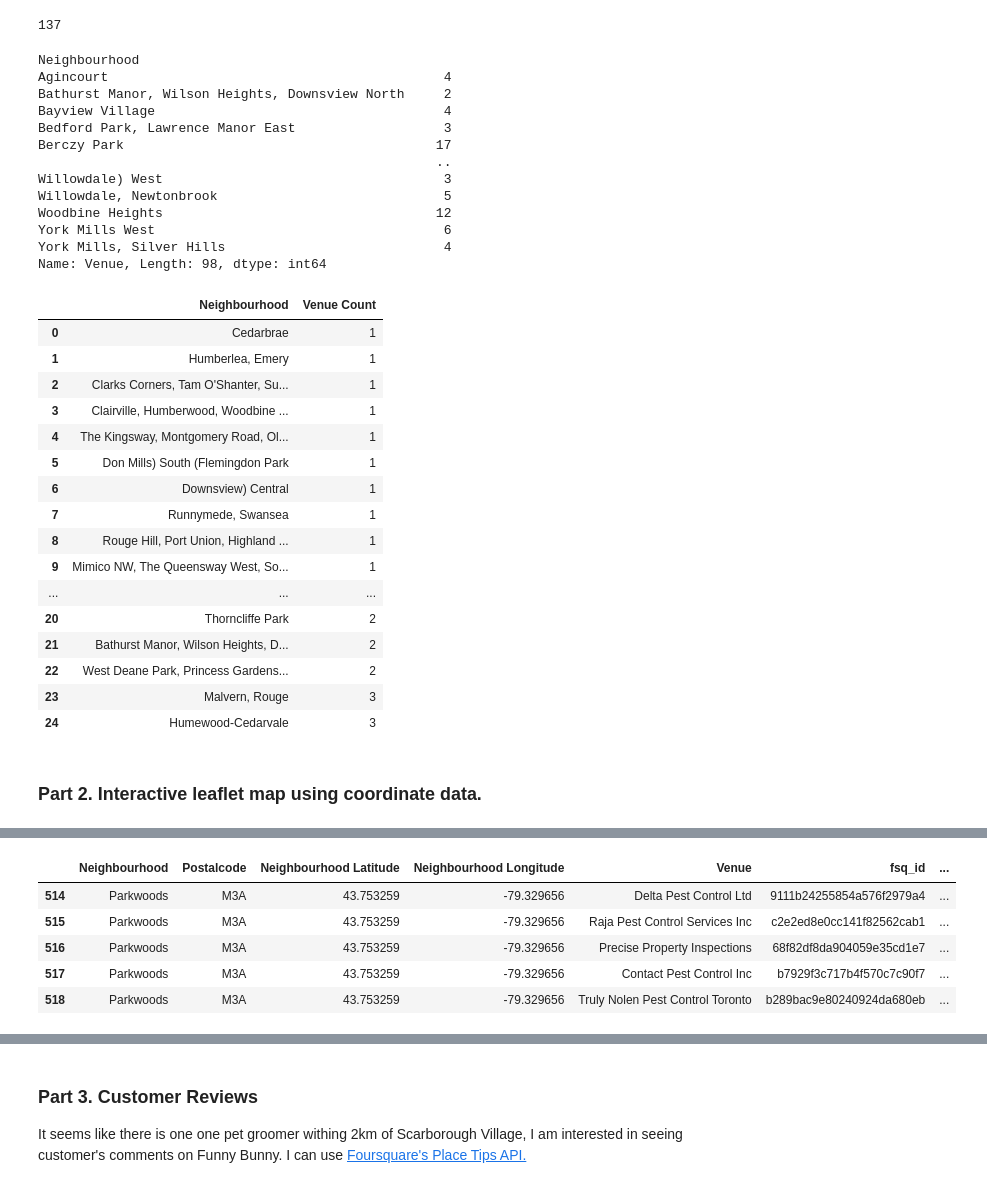
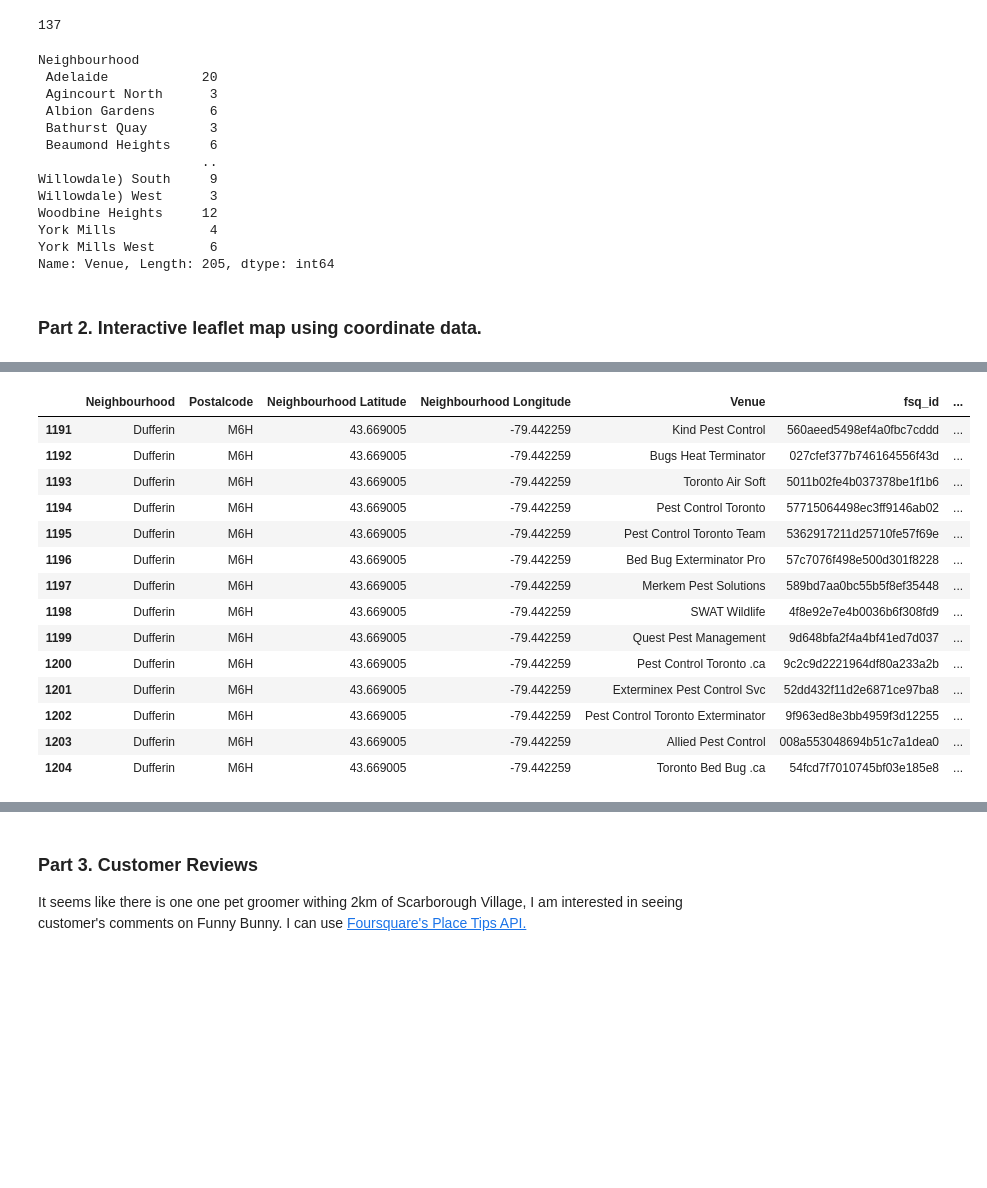
Before and after one commit to lazelee/Capstone-Project, a Jupyter notebook: ExploringCompetitorsPest.ipynb, the cells around one changed output, grey strips where cells are left out. Saved outputs shown, nothing was run; the diff lists cells and outputs as text; code cells hidden in the pictures; blank space fills up the shorter version.

Commit message:
adding further support for choice of neighbourhood

```diff
--- a/ExploringCompetitorsPest.ipynb
+++ b/ExploringCompetitorsPest.ipynb
@@ -32,6 +32,7 @@ display(toronto_DF)
 API_KEY = 'fsq3cedvIe0HUKfjkoGyFfy91tLazFORcs6XfxpOCTCGx1k='  # Replace with your actual Foursquare API key
 LIMIT = 20  # Maximum number of venues to return
 radius = 2500  # Search radius in meters
+category = 11095 # Pest control services category ID: search foursquare categories documentations
 
 # Function to get nearby venues
 def getNearbyVenues(names, postalcode, latitudes, longitudes, radius):
@@ -51,7 +52,7 @@ def getNearbyVenues(names, postalcode, latitudes, longitudes, radius):
             'll': f'{lat},{lng}',
             'radius': radius,
             'limit': LIMIT,
-            'categories': 11095  # Pest control services category ID: search foursquare categories documentations
+            'categories': category
         }
 
         # Set up headers with the API key
@@ -156,41 +157,18 @@ venue_counts = toronto_venues.groupby('Neighbourhood')['Venue'].count()
 venue_counts
 # %% [output]
 Neighbourhood
-Agincourt                                           4
-Bathurst Manor, Wilson Heights, Downsview North     2
-Bayview Village                                     4
-Bedford Park, Lawrence Manor East                   3
-Berczy Park                                        17
-                                                   ..
-Willowdale) West                                    3
-Willowdale, Newtonbrook                             5
-Woodbine Heights                                   12
-York Mills West                                     6
-York Mills, Silver Hills                            4
-Name: Venue, Length: 98, dtype: int64
+ Adelaide            20
+ Agincourt North      3
+ Albion Gardens       6
+ Bathurst Quay        3
+ Beaumond Heights     6
+                     ..
+Willowdale) South     9
+Willowdale) West      3
+Woodbine Heights     12
+York Mills            4
+York Mills West       6
+Name: Venue, Length: 205, dtype: int64
-# %%
-# lowest competition neighbourhoods
-lowest_comp = venue_counts.sort_values().head(25).reset_index()
-lowest_comp.columns = ['Neighbourhood', 'Venue Count']
-display(lowest_comp)
-# %% [output]
-|  | Neighbourhood | Venue Count |
-| 0 | Cedarbrae | 1 |
-| 1 | Humberlea, Emery | 1 |
-| 2 | Clarks Corners, Tam O'Shanter, Su... | 1 |
-| 3 | Clairville, Humberwood, Woodbine ... | 1 |
-| 4 | The Kingsway, Montgomery Road, Ol... | 1 |
-| 5 | Don Mills) South (Flemingdon Park | 1 |
-| 6 | Downsview) Central | 1 |
-| 7 | Runnymede, Swansea | 1 |
-| 8 | Rouge Hill, Port Union, Highland ... | 1 |
-| 9 | Mimico NW, The Queensway West, So... | 1 |
-| ... | ... | ... |
-| 20 | Thorncliffe Park | 2 |
-| 21 | Bathurst Manor, Wilson Heights, D... | 2 |
-| 22 | West Deane Park, Princess Gardens... | 2 |
-| 23 | Malvern, Rouge | 3 |
-| 24 | Humewood-Cedarvale | 3 |
 # %% [markdown]
 ### Part 2. Interactive leaflet map using coordinate data.
 # %%
@@ -224,36 +202,45 @@ The geograpical coordinate of Toronto are 43.6534817, -79.3839347.
 [interactive output not drawn]
 # %%
 # Pest control services in specific neighbourhood
-target = 'Parkwoods'
+target = 'Dufferin'
 
 search_area = toronto_venues[toronto_venues['Neighbourhood'] == target]
 latitude = toronto_DF[toronto_DF['Neighbourhood'] == target]['Latitude']
 longitude = toronto_DF[toronto_DF['Neighbourhood'] == target]['Longitude']
 display(search_area)
-map_toronto = folium.Map(location=[latitude, longitude], zoom_start=14)
+map_neighborhood = folium.Map(location=[latitude, longitude], zoom_start=14)
 
 # add markers to map
 for lat, lng, venue, neighborhood in zip(search_area['Venue Latitude'], search_area['Venue Longitude'], search_area['Venue'], search_area['Neighbourhood']):
     label = '{},{}'.format(venue, neighborhood)
     label = folium.Popup(label, parse_html=True)
     folium.CircleMarker(
         [lat, lng],
         radius=5,
         popup=label,
         color='blue',
         fill=True,
         fill_color='#3186cc',
         fill_opacity=0.7,
-        parse_html=False).add_to(map_toronto)
+        parse_html=False).add_to(map_neighborhood)
 
-map_toronto
+map_neighborhood
 # %% [output]
 |  | Neighbourhood | Postalcode | Neighbourhood Latitude | Neighbourhood Longitude | Venue | fsq_id | ... |
-| 514 | Parkwoods | M3A | 43.753259 | -79.329656 | Delta Pest Control Ltd | 9111b24255854a576f2979a4 | ... |
-| 515 | Parkwoods | M3A | 43.753259 | -79.329656 | Raja Pest Control Services Inc | c2e2ed8e0cc141f82562cab1 | ... |
-| 516 | Parkwoods | M3A | 43.753259 | -79.329656 | Precise Property Inspections | 68f82df8da904059e35cd1e7 | ... |
-| 517 | Parkwoods | M3A | 43.753259 | -79.329656 | Contact Pest Control Inc | b7929f3c717b4f570c7c90f7 | ... |
-| 518 | Parkwoods | M3A | 43.753259 | -79.329656 | Truly Nolen Pest Control Toronto | b289bac9e80240924da680eb | ... |
+| 1191 | Dufferin | M6H | 43.669005 | -79.442259 | Kind Pest Control | 560aeed5498ef4a0fbc7cddd | ... |
+| 1192 | Dufferin | M6H | 43.669005 | -79.442259 | Bugs Heat Terminator | 027cfef377b746164556f43d | ... |
+| 1193 | Dufferin | M6H | 43.669005 | -79.442259 | Toronto Air Soft | 5011b02fe4b037378be1f1b6 | ... |
+| 1194 | Dufferin | M6H | 43.669005 | -79.442259 | Pest Control Toronto | 57715064498ec3ff9146ab02 | ... |
+| 1195 | Dufferin | M6H | 43.669005 | -79.442259 | Pest Control Toronto Team | 5362917211d25710fe57f69e | ... |
+| 1196 | Dufferin | M6H | 43.669005 | -79.442259 | Bed Bug Exterminator Pro | 57c7076f498e500d301f8228 | ... |
+| 1197 | Dufferin | M6H | 43.669005 | -79.442259 | Merkem Pest Solutions | 589bd7aa0bc55b5f8ef35448 | ... |
+| 1198 | Dufferin | M6H | 43.669005 | -79.442259 | SWAT Wildlife | 4f8e92e7e4b0036b6f308fd9 | ... |
+| 1199 | Dufferin | M6H | 43.669005 | -79.442259 | Quest Pest Management | 9d648bfa2f4a4bf41ed7d037 | ... |
+| 1200 | Dufferin | M6H | 43.669005 | -79.442259 | Pest Control Toronto .ca | 9c2c9d2221964df80a233a2b | ... |
+| 1201 | Dufferin | M6H | 43.669005 | -79.442259 | Exterminex Pest Control Svc | 52dd432f11d2e6871ce97ba8 | ... |
+| 1202 | Dufferin | M6H | 43.669005 | -79.442259 | Pest Control Toronto Exterminator | 9f963ed8e3bb4959f3d12255 | ... |
+| 1203 | Dufferin | M6H | 43.669005 | -79.442259 | Allied Pest Control | 008a553048694b51c7a1dea0 | ... |
+| 1204 | Dufferin | M6H | 43.669005 | -79.442259 | Toronto Bed Bug .ca | 54fcd7f7010745bf03e185e8 | ... |
 [interactive output not drawn]
 # %% [markdown]
 ### Part 3. Customer Reviews
```
Also changed, not shown: parts of 14 cells of this notebook.
